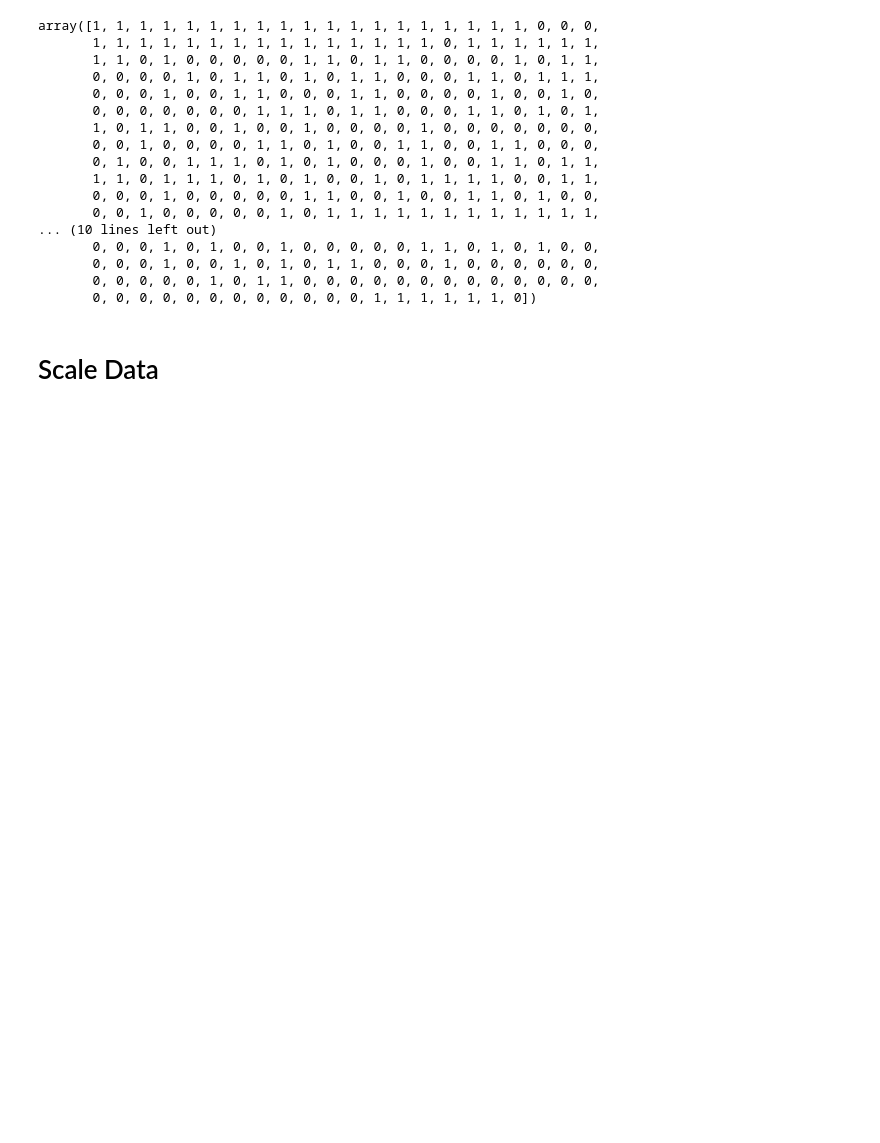
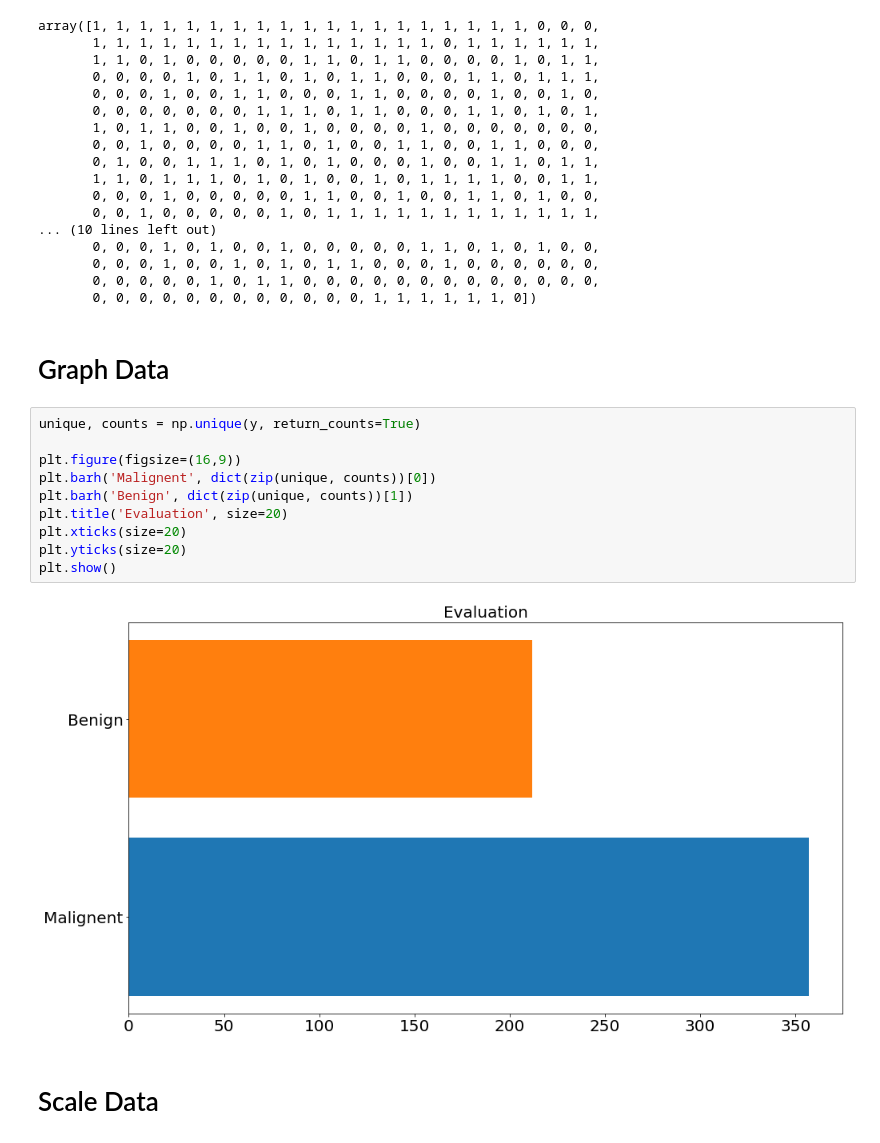
Before and after one commit to dharm1k987/tensorflow_covid-19, a Jupyter notebook: tensorflow_breast_cancer_classification/Breast Cancer Classification.ipynb, the cells around one changed output. Cells and saved outputs as stored; diff of their text form; blank space fills up the shorter version.

Commit message:
added a graph too

```diff
--- a/tensorflow_breast_cancer_classification/Breast Cancer Classification.ipynb
+++ b/tensorflow_breast_cancer_classification/Breast Cancer Classification.ipynb
@@ -82,6 +83,20 @@ array([1, 1, 1, 1, 1, 1, 1, 1, 1, 1, 1, 1, 1, 1, 1, 1, 1, 1, 1, 0, 0, 0,
        0, 0, 0, 1, 0, 0, 1, 0, 1, 0, 1, 1, 0, 0, 0, 1, 0, 0, 0, 0, 0, 0,
        0, 0, 0, 0, 0, 1, 0, 1, 1, 0, 0, 0, 0, 0, 0, 0, 0, 0, 0, 0, 0, 0,
        0, 0, 0, 0, 0, 0, 0, 0, 0, 0, 0, 0, 1, 1, 1, 1, 1, 1, 0])
+# %% [markdown]
+# Graph Data
+# %%
+unique, counts = np.unique(y, return_counts=True)
+
+plt.figure(figsize=(16,9))
+plt.barh('Malignent', dict(zip(unique, counts))[0])
+plt.barh('Benign', dict(zip(unique, counts))[1])
+plt.title('Evaluation', size=20)
+plt.xticks(size=20)
+plt.yticks(size=20)
+plt.show()
+# %% [output]
+[figure, added]
 # %% [markdown]
 # Scale Data
 # %%
```
Also changed, not shown: parts of 1 cell of this notebook.
